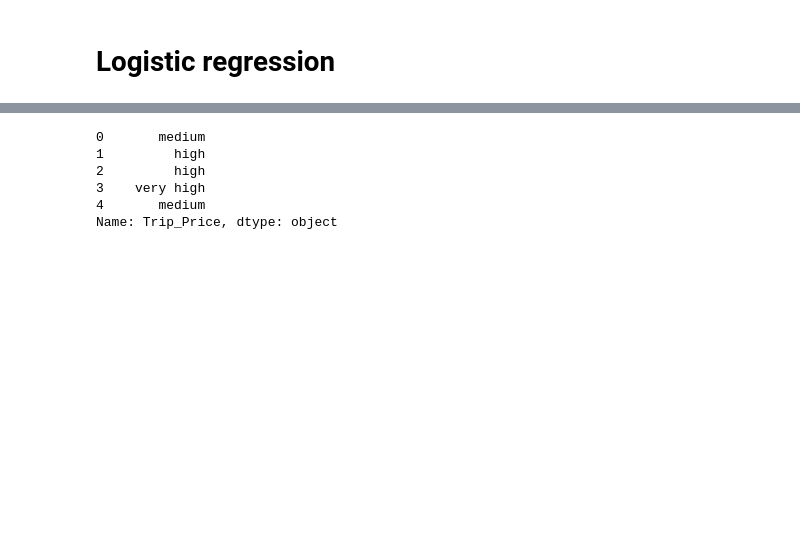
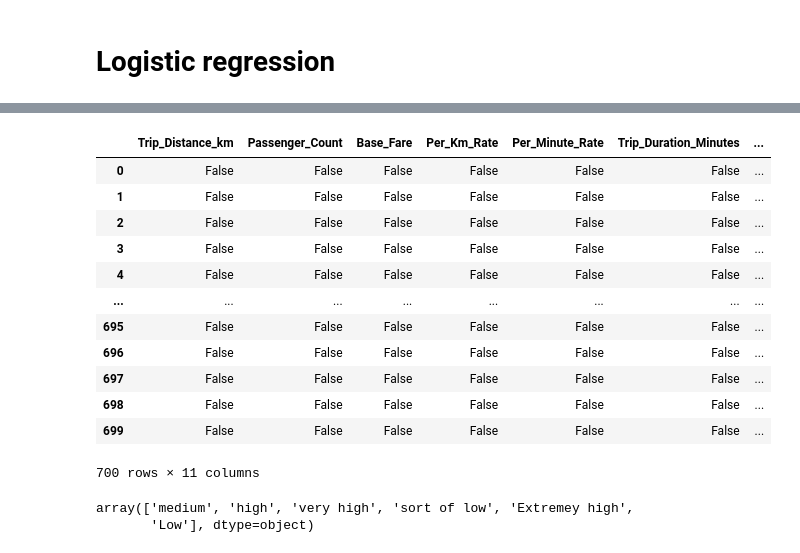
Before and after one commit to aliciagez/taxi_prediction_fullstack_alicia, a Jupyter notebook: src/taxipred/model_development/log_regression.ipynb, the cells around one changed output, grey strips where cells are left out. Saved outputs shown, nothing was run; the diff lists cells and outputs as text; code cells hidden in the pictures; blank space fills up the shorter version.

```diff
--- a/src/taxipred/model_development/log_regression.ipynb
+++ b/src/taxipred/model_development/log_regression.ipynb
@@ -16,13 +16,25 @@ df.head(5)
+# %%
+df.isna()
+# %% [output]
+|  | Trip_Distance_km | Passenger_Count | Base_Fare | Per_Km_Rate | Per_Minute_Rate | Trip_Duration_Minutes | ... |
+| 0 | False | False | False | False | False | False | ... |
+| 1 | False | False | False | False | False | False | ... |
+| 2 | False | False | False | False | False | False | ... |
+| 3 | False | False | False | False | False | False | ... |
+| 4 | False | False | False | False | False | False | ... |
+| ... | ... | ... | ... | ... | ... | ... | ... |
+| 695 | False | False | False | False | False | False | ... |
+| 696 | False | False | False | False | False | False | ... |
+| 697 | False | False | False | False | False | False | ... |
+| 698 | False | False | False | False | False | False | ... |
+| 699 | False | False | False | False | False | False | ... |
+700 rows × 11 columns
 # %%
 y=df["Trip_Price"]
-y.head()
+y.unique()
 # %% [output]
-0       medium
-1         high
-2         high
-3    very high
-4       medium
-Name: Trip_Price, dtype: object
+array(['medium', 'high', 'very high', 'sort of low', 'Extremey high',
+       'Low'], dtype=object)
 # %%
 X = df.drop("Trip_Price", axis=1)
 X.head()
```
Also changed, not shown: parts of 9 cells of this notebook, 6 other files.
